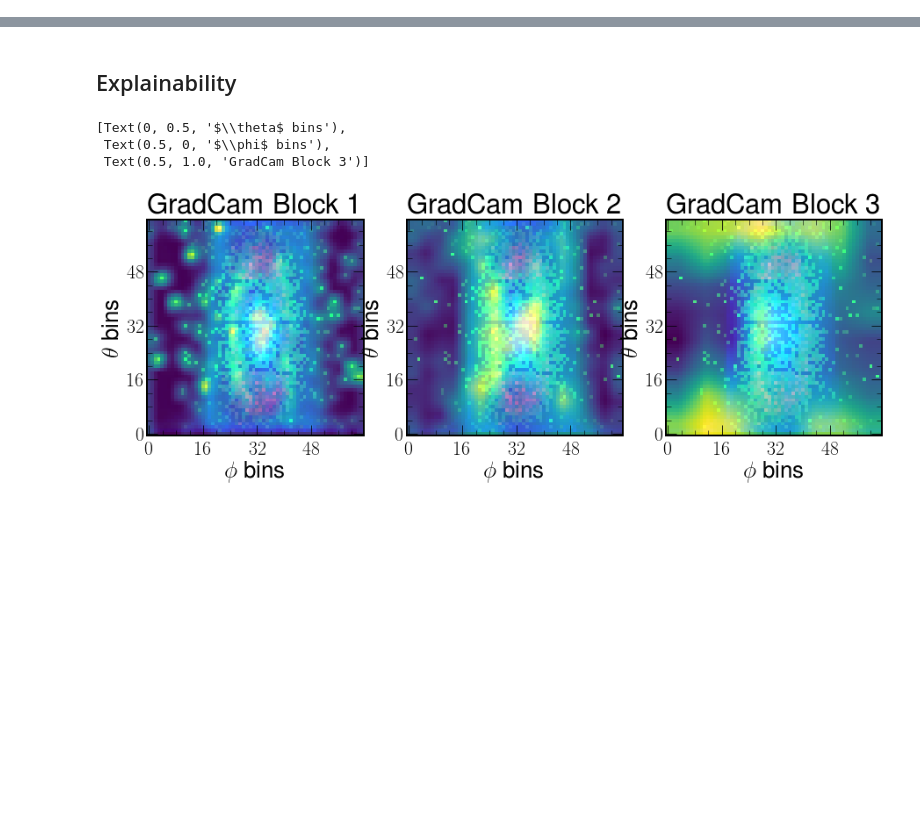
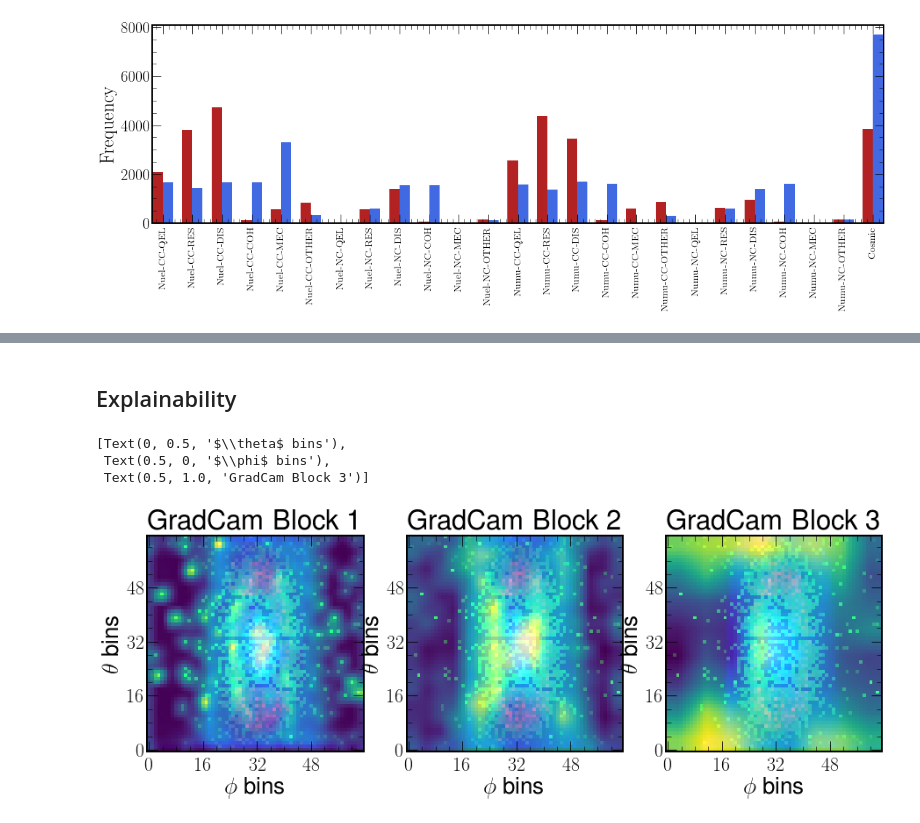
Before and after one commit to chipsneutrino/chips-net, a Jupyter notebook: notebooks/analysis.ipynb, the cells around one changed output, grey strips where cells are left out. Cells and saved outputs as stored; diff of their text form; code cells hidden in the pictures; blank space fills up the shorter version.

```diff
--- a/notebooks/analysis.ipynb
+++ b/notebooks/analysis.ipynb
@@ -283,0 +214,15 @@ channel_hists = images_dict
+# %%
+data_u = [len(events_u[events_u[chipsnet.data.MAP_ALL_CAT.name] == i]) for i in range(len(chipsnet.data.MAP_ALL_CAT.labels))]
+data_b = [len(events_b[events_b[chipsnet.data.MAP_ALL_CAT.name] == i]) for i in range(len(chipsnet.data.MAP_ALL_CAT.labels))]
+cats = np.arange(len(chipsnet.data.MAP_ALL_CAT.labels))
+width = 0.35
+
+fig, axs = plt.subplots(1, 1, figsize=(18, 5), gridspec_kw={'hspace': 0.3})
+axs.bar(cats+width/2, data_u, color="royalblue", width=width)
+axs.bar(cats-width/2, data_b, color="firebrick", width=width)
+axs.set_xticks(cats)
+axs.set_xticklabels(chipsnet.data.MAP_ALL_CAT.labels, fontsize=14, rotation='vertical')
+axs.set_ylabel("Frequency")
+plt.show()
+# %% [output]
+[figure, added]
```
Also changed, not shown: parts of 59 cells of this notebook, 4 other files.
